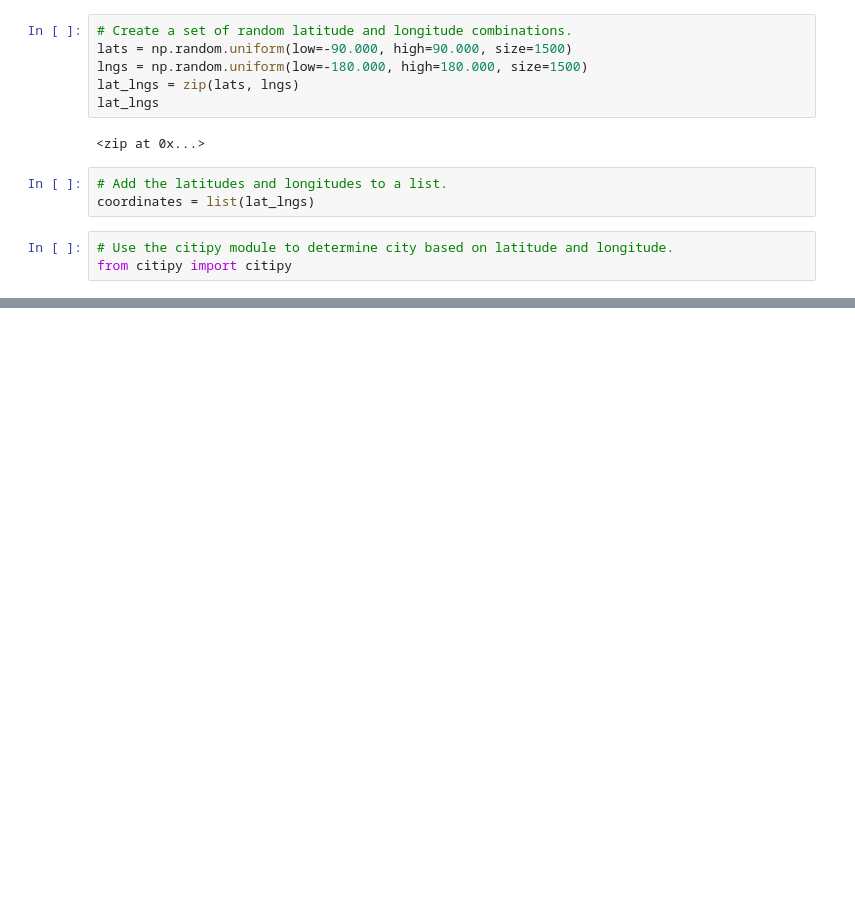
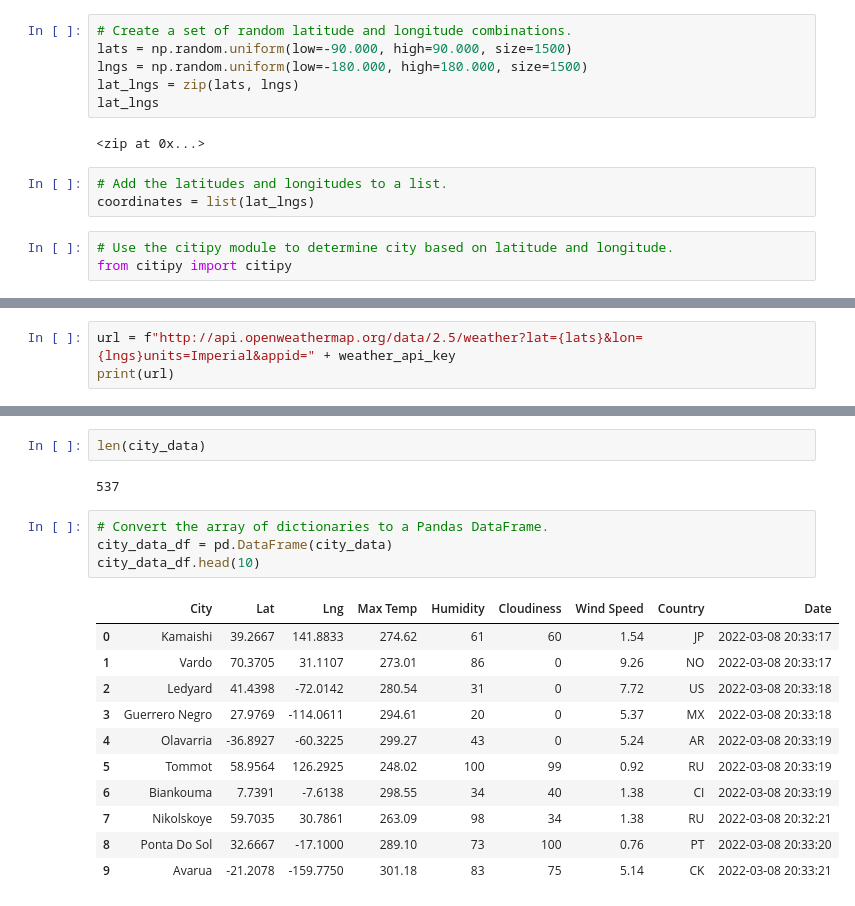
Before and after one commit to adecoste2/World_Weather_Analysis, a Jupyter notebook: WeatherPy.ipynb, the cells around one changed output, grey strips where cells are left out. Drawn from its saved outputs; the diff is of its cells as text; blank space fills up the shorter version.

Commit message:
Modifying .gitignore and adding WeatherPy file

```diff
--- a/WeatherPy.ipynb
+++ b/WeatherPy.ipynb
@@ -33,0 +40,3 @@ len(cities)
+# %%
+url = f"http://api.openweathermap.org/data/2.5/weather?lat={lats}&lon={lngs}units=Imperial&appid=" + weather_api_key
+print(url)
@@ -33,0 +131,20 @@ len(cities)
+# %%
+len(city_data)
+# %% [output]
+537
+# %%
+# Convert the array of dictionaries to a Pandas DataFrame.
+city_data_df = pd.DataFrame(city_data)
+city_data_df.head(10)
+# %% [output]
+|  | City | Lat | Lng | Max Temp | Humidity | Cloudiness | Wind Speed | Country | Date |
+| 0 | Kamaishi | 39.2667 | 141.8833 | 274.62 | 61 | 60 | 1.54 | JP | 2022-03-08 20:33:17 |
+| 1 | Vardo | 70.3705 | 31.1107 | 273.01 | 86 | 0 | 9.26 | NO | 2022-03-08 20:33:17 |
+| 2 | Ledyard | 41.4398 | -72.0142 | 280.54 | 31 | 0 | 7.72 | US | 2022-03-08 20:33:18 |
+| 3 | Guerrero Negro | 27.9769 | -114.0611 | 294.61 | 20 | 0 | 5.37 | MX | 2022-03-08 20:33:18 |
+| 4 | Olavarria | -36.8927 | -60.3225 | 299.27 | 43 | 0 | 5.24 | AR | 2022-03-08 20:33:19 |
+| 5 | Tommot | 58.9564 | 126.2925 | 248.02 | 100 | 99 | 0.92 | RU | 2022-03-08 20:33:19 |
+| 6 | Biankouma | 7.7391 | -7.6138 | 298.55 | 34 | 40 | 1.38 | CI | 2022-03-08 20:33:19 |
+| 7 | Nikolskoye | 59.7035 | 30.7861 | 263.09 | 98 | 34 | 1.38 | RU | 2022-03-08 20:32:21 |
+| 8 | Ponta Do Sol | 32.6667 | -17.1000 | 289.10 | 73 | 100 | 0.76 | PT | 2022-03-08 20:33:20 |
+| 9 | Avarua | -21.2078 | -159.7750 | 301.18 | 83 | 75 | 5.14 | CK | 2022-03-08 20:33:21 |
```
Also changed, not shown: parts of 7 cells of this notebook, 3 other files.
